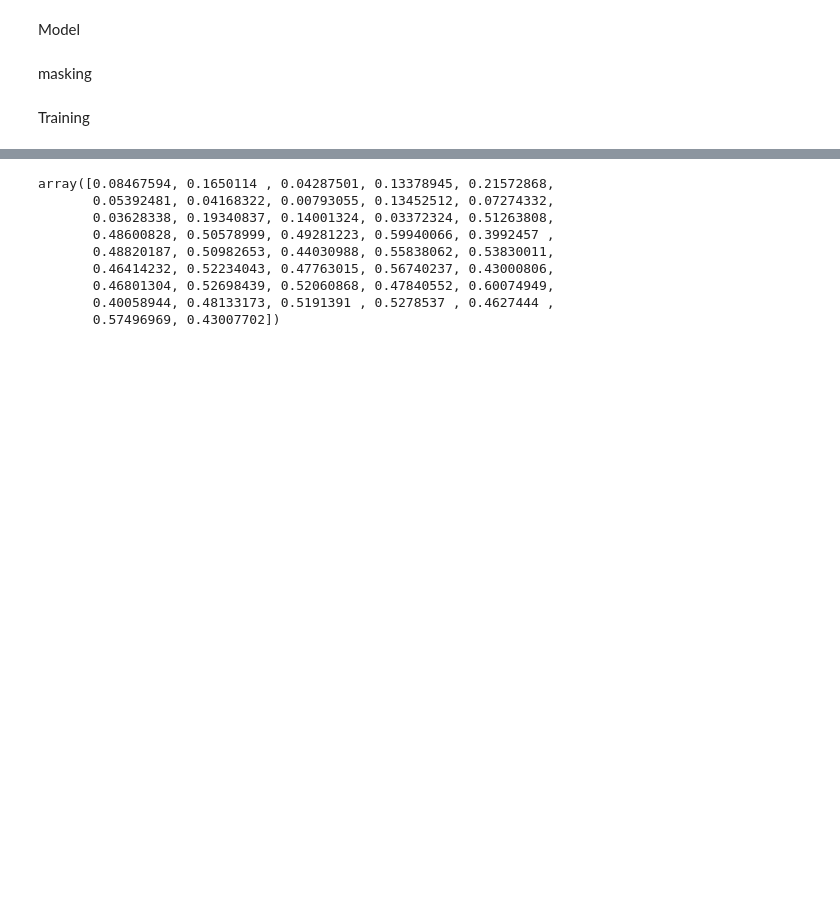
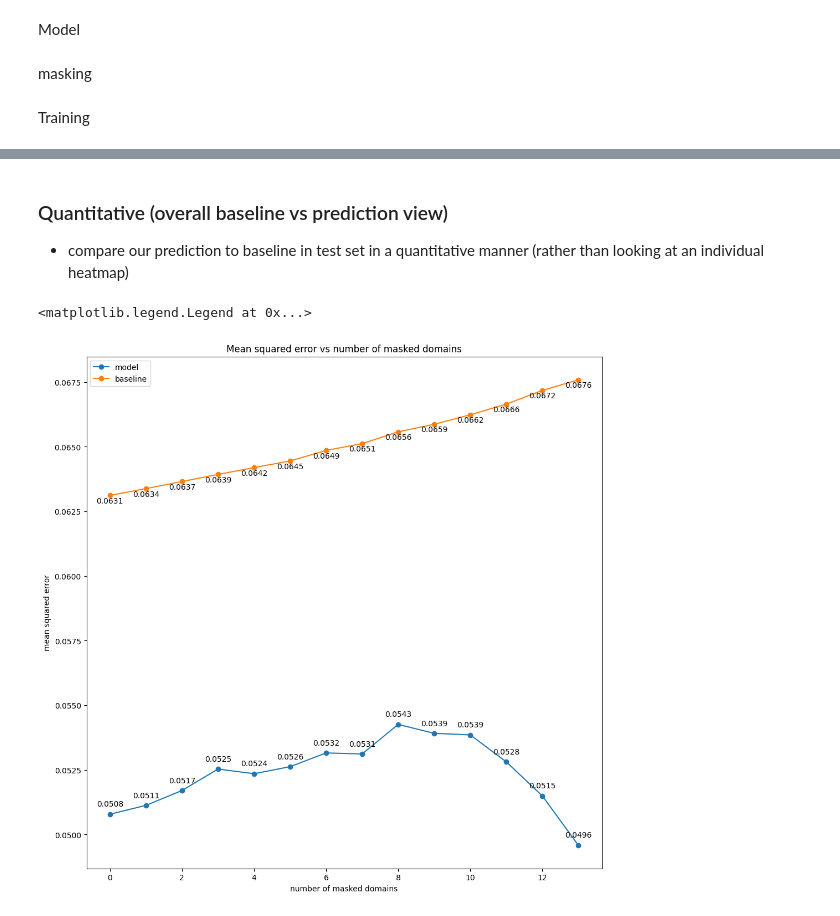
Before and after one commit to twchen88/ct_research, a Jupyter notebook: next_step_prediction.ipynb, the cells around one changed output, grey strips where cells are left out. Saved outputs shown, nothing was run; the diff lists cells and outputs as text; code cells hidden in the pictures; blank space fills up the shorter version.

Commit message:
11/5/24 log with visualization working

```diff
--- a/next_step_prediction.ipynb
+++ b/next_step_prediction.ipynb
@@ -363,12 +343,3 @@ def enhanced_box_plot(data_array):
-# %%
-np.mean(x_train, axis=0)
-# %% [output]
-array([0.08467594, 0.1650114 , 0.04287501, 0.13378945, 0.21572868,
-       0.05392481, 0.04168322, 0.00793055, 0.13452512, 0.07274332,
-       0.03628338, 0.19340837, 0.14001324, 0.03372324, 0.51263808,
-       0.48600828, 0.50578999, 0.49281223, 0.59940066, 0.3992457 ,
-       0.48820187, 0.50982653, 0.44030988, 0.55838062, 0.53830011,
-       0.46414232, 0.52234043, 0.47763015, 0.56740237, 0.43000806,
-       0.46801304, 0.52698439, 0.52060868, 0.47840552, 0.60074949,
-       0.40058944, 0.48133173, 0.5191391 , 0.5278537 , 0.4627444 ,
-       0.57496969, 0.43007702])
+# %% [markdown]
+### Quantitative (overall baseline vs prediction view)
+- compare our prediction to baseline in test set in a quantitative manner (rather than looking at an individual heatmap)
@@ -374,0 +382,14 @@ array([0.08467594, 0.1650114 , 0.04287501, 0.13378945, 0.21572868,
+# %%
+def get_accuracy(y_pred, y_true, n, fn : str):
+    diff = y_pred - y_true
+    if fn == "mse":
+        return np.sum(np.power(diff, 2)) / n
+    elif fn == "mae":
+        return np.sum(np.abs(diff)) / n
+# %%
+# get predictions from the model
+def predict(data, model):
+    model.eval()
+    data_t = torch.tensor(data, dtype=torch.float32)
+    with torch.no_grad():
+        return model(data_t).clone().detach().numpy()
@@ -374,0 +435,36 @@ array([0.08467594, 0.1650114 , 0.04287501, 0.13378945, 0.21572868,
+# %%
+fig = plt.figure(figsize=(12, 12))
+# plt.errorbar(range(0, 14), accuracy_list_prediction_sq, yerr=error_prediction_sq, label="model", linewidth=3)
+# plt.errorbar(range(0, 14), accuracy_list_imputation_sq, yerr=error_imputation_sq, label="baseline")
+
+x_values = range(0, 14)
+
+plt.plot(x_values, accuracy_list_prediction_sq, label="model", marker="o")
+plt.plot(x_values, accuracy_list_knownimputation_sq, label="baseline", marker="o")
+
+for x, y1, y2 in zip(x_values, accuracy_list_prediction_sq, accuracy_list_knownimputation_sq):
+    offset = 10
+
+    label = "{:.4f}".format(y1)
+    plt.annotate(label, # this is the text
+                (x,y1), # these are the coordinates to position the label
+                textcoords="offset points", # how to position the text
+                xytext=(0,10), # distance from text to points (x,y)
+                ha='center') # horizontal alignment can be left, right or center
+
+    label = "{:.4f}".format(y2)
+    plt.annotate(label, # this is the text
+                (x,y2), # these are the coordinates to position the label
+                textcoords="offset points", # how to position the text
+                xytext=(0,-10), # distance from text to points (x,y)
+                ha='center') # horizontal alignment can be left, right or center
+
+
+
+plt.xlabel("number of masked domains")
+plt.ylabel("mean squared error")
+plt.title("Mean squared error vs number of masked domains")
+plt.legend()
+# %% [output]
+<matplotlib.legend.Legend at 0x...>
+[figure, added]
```
Also changed, not shown: parts of 29 cells of this notebook.
